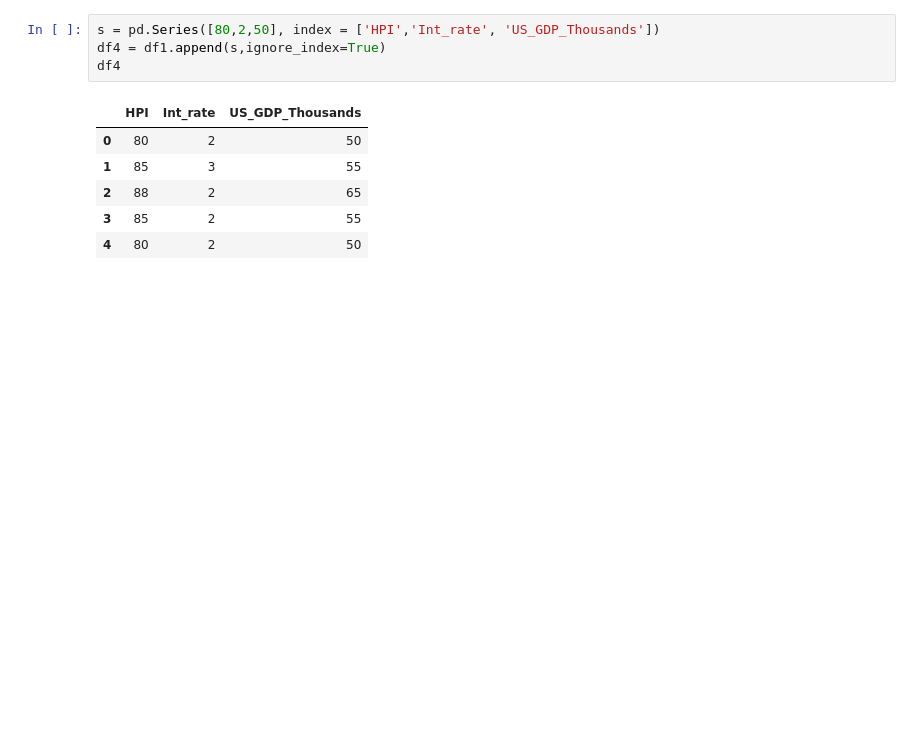
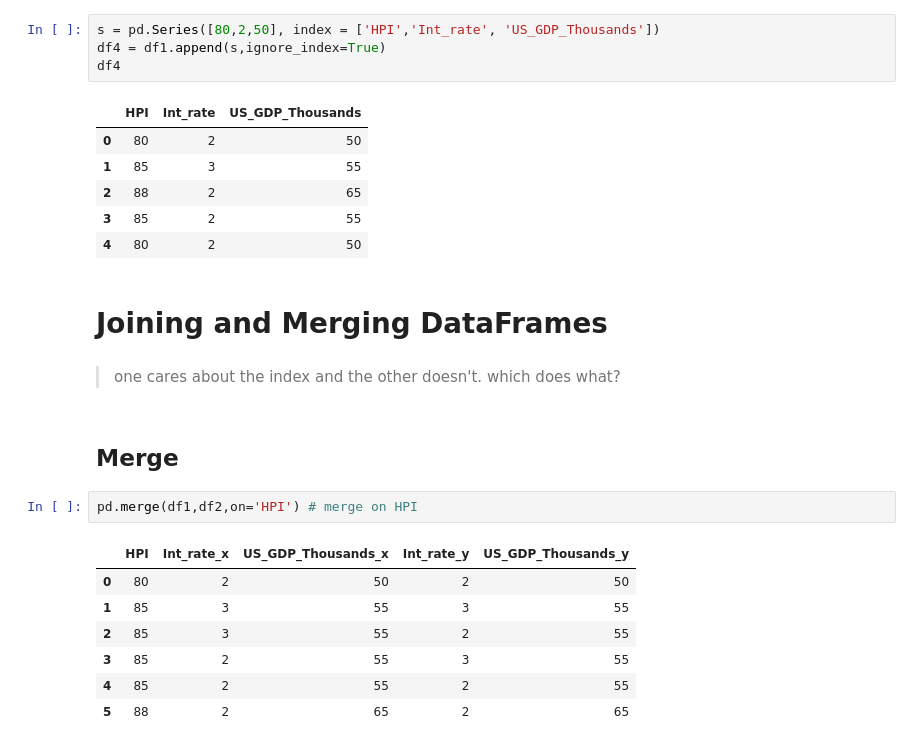
Before and after one commit to suriyadeepan/pandas, a Jupyter notebook: notebooks/Data Analysis with Python and Pandas Tutorial.ipynb, the cells around one changed output. Cells and saved outputs as stored; diff of their text form; blank space fills up the shorter version.

Commit message:
Join and Merge : complete

```diff
--- a/notebooks/Data Analysis with Python and Pandas Tutorial.ipynb
+++ b/notebooks/Data Analysis with Python and Pandas Tutorial.ipynb
@@ -418,3 +418,19 @@ df4
 | 2 | 88 | 2 | 65 |
 | 3 | 85 | 2 | 55 |
 | 4 | 80 | 2 | 50 |
+# %% [markdown]
+# Joining and Merging DataFrames
+# %% [markdown]
+> one cares about the index and the other doesn't. which does what?
+# %% [markdown]
+## Merge
+# %%
+pd.merge(df1,df2,on='HPI') # merge on HPI
+# %% [output]
+|  | HPI | Int_rate_x | US_GDP_Thousands_x | Int_rate_y | US_GDP_Thousands_y |
+| 0 | 80 | 2 | 50 | 2 | 50 |
+| 1 | 85 | 3 | 55 | 3 | 55 |
+| 2 | 85 | 3 | 55 | 2 | 55 |
+| 3 | 85 | 2 | 55 | 3 | 55 |
+| 4 | 85 | 2 | 55 | 2 | 55 |
+| 5 | 88 | 2 | 65 | 2 | 65 |
```
Also changed, not shown: parts of 15 cells of this notebook.
